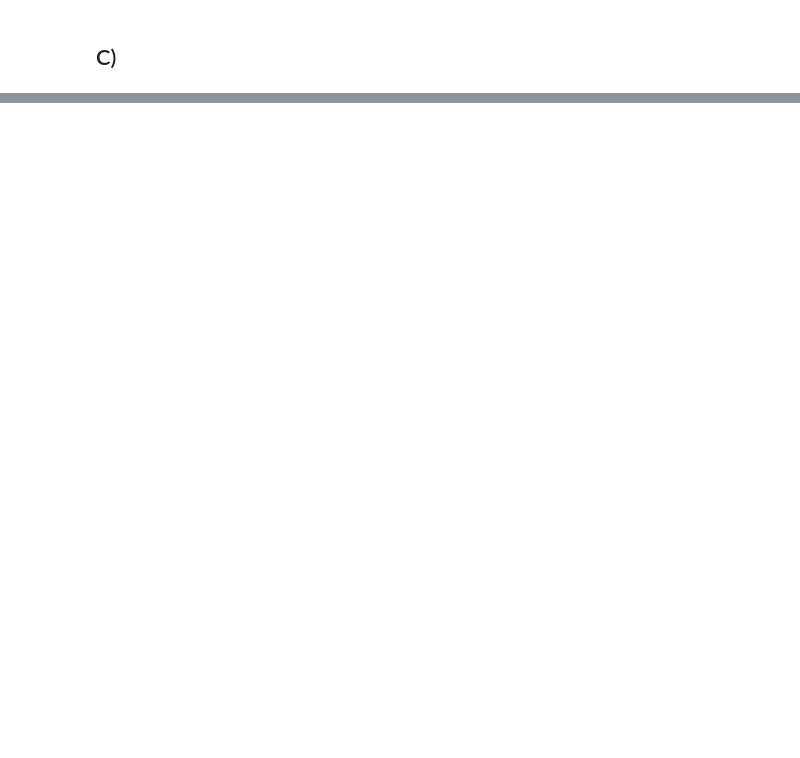
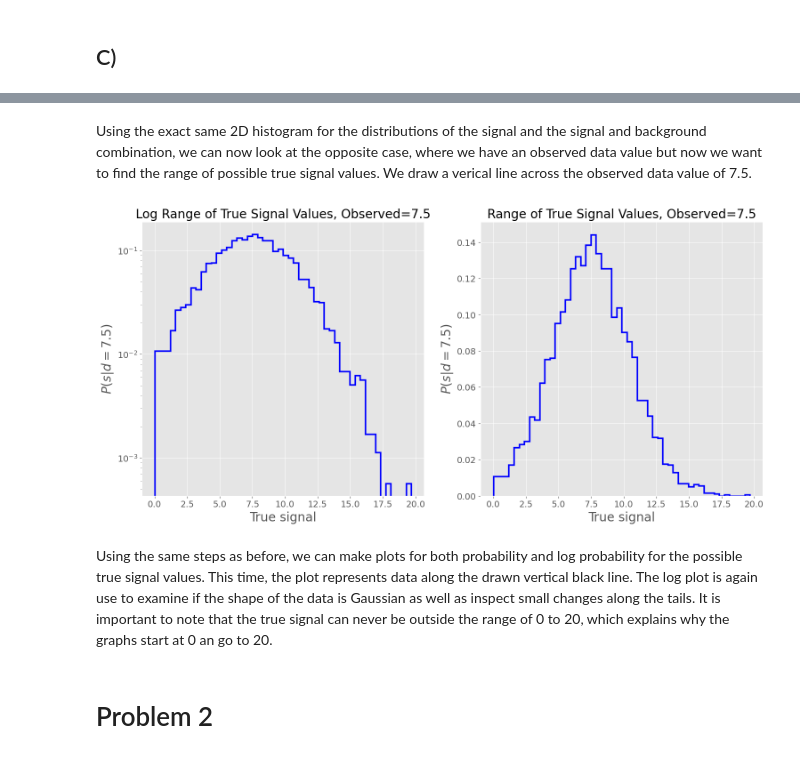
Before and after one commit to WyattOtsuka/PHYS434, a Jupyter notebook: hw5.ipynb, the cells around one changed output, grey strips where cells are left out. Drawn from its saved outputs; the diff is of its cells as text; code cells hidden in the pictures; blank space fills up the shorter version.

Commit message:
finished p1, started p2

```diff
--- a/hw5.ipynb
+++ b/hw5.ipynb
@@ -88,0 +120,34 @@ plt.show()
+# %% [markdown]
+Using the exact same 2D histogram for the distributions of the signal and the signal and background combination, we can now look at the opposite case, where we have an observed data value but now we want to find the range of possible true signal values. We draw a verical line across the observed data value of 7.5.
+# %%
+true_signals = []
+for i in range(len(data)):
+    if data[i] >= 7.5 and data[i] <=7.59:
+        true_signals.append(signal[i])
+# %%
+# Range of possible true signals values for the true signal of 16.9
+fig, (ax1,ax2) = plt.subplots(1,2, figsize=(18,8))
+plt.style.use('ggplot')
+
+# Plots data
+ax1.hist(true_signals, histtype='step', color='b', density=True, linewidth=2.5, bins=50)
+ax1.set_title("Log Range of True Signal Values, Observed=7.5",fontsize=20)
+ax1.set_xlabel('True signal',fontsize=20)
+ax1.set_ylabel('$P(s|d=7.5)$',fontsize=20)
+ax1.tick_params(labelsize = 14)
+ax1.set_yscale('log')
+
+
+ax2.hist(true_signals, histtype='step', color='b', density=True, linewidth=2.5, bins=50)
+ax2.set_title("Range of True Signal Values, Observed=7.5",fontsize=20)
+ax2.set_xlabel('True signal',fontsize=20)
+ax2.set_ylabel('$P(s|d=7.5)$',fontsize=20)
+ax2.tick_params(labelsize = 14)
+
+plt.show()
+# %% [output]
+[figure, added]
+# %% [markdown]
+Using the same steps as before, we can make plots for both probability and log probability for the possible true signal values. This time, the plot represents data along the drawn vertical black line. The log plot is again use to examine if the shape of the data is Gaussian as well as inspect small changes along the tails. It is important to note that the true signal can never be outside the range of 0 to 20, which explains why the graphs start at 0 an go to 20.
+# %% [markdown]
+# Problem 2
```
Also changed, not shown: parts of 10 cells of this notebook.
